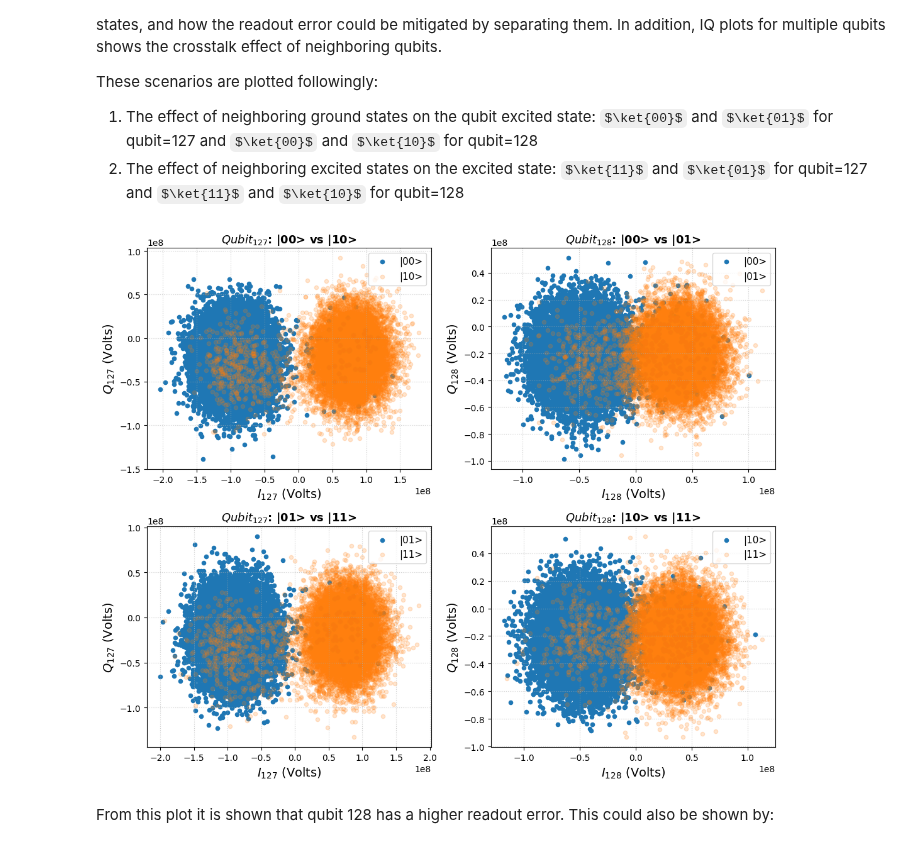
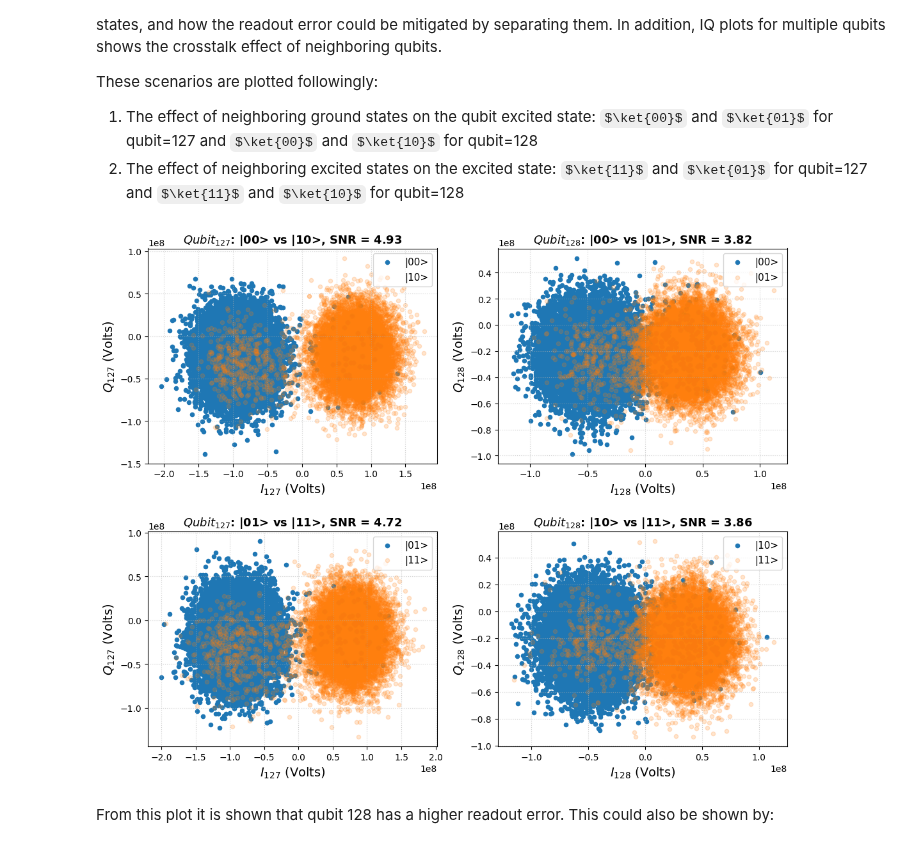
Before and after one commit to snabili/QEC, a Jupyter notebook: IQ_helper.ipynb, the cells around one changed output. Drawn from its saved outputs; the diff is of its cells as text; code cells hidden in the pictures; some formulas as TeX source.

```diff
--- a/IQ_helper.ipynb
+++ b/IQ_helper.ipynb
@@ -95,34 +143,57 @@ These scenarios are plotted followingly:
 1. The effect of neighboring ground states on the qubit excited state: $\ket{00}$ and $\ket{01}$ for qubit=127 and $\ket{00}$ and $\ket{10}$ for qubit=128
 2. The effect of neighboring excited states on the excited state: $\ket{11}$ and $\ket{01}$ for qubit=127 and $\ket{11}$ and $\ket{10}$ for qubit=128
 # %%
-import matplotlib.pyplot as plt
-
-data = np.load(os.getcwd()+'/files/datafiles/x.npz')
-X00, X11, X01, X10 = data['X00'], data['X11'], data['X01'], data['X10']
-
 grid_config = [
     (0, 0, 127, 0, 1, X00, '|00>', X10, '|10>', 0.2),
     (0, 1, 128, 2, 3, X00, '|00>', X01, '|01>', 0.2),
     (1, 0, 127, 0, 1, X01, '|01>', X11, '|11>', 0.2),
     (1, 1, 128, 2, 3, X10, '|10>', X11, '|11>', 0.2)
 ]
 
+def snr_double_qubits(X_prim, X_sec, nq):
+    if nq == 1:
+        cluster0 = X_prim[:, :2]
+        cluster1 = X_sec[:, :2]
+    else:
+        cluster0 = X_prim[:, 2:]
+        cluster1 = X_sec[:, 2:]
+
+    mu0 = np.mean(cluster0, axis=0)
+    mu1 = np.mean(cluster1, axis=0)
+
+    center_distance = np.linalg.norm(mu1 - mu0)
+    direction_vector = (mu1 - mu0) / center_distance
+    cov0 = np.cov(cluster0, rowvar=False)
+    cov1 = np.cov(cluster1, rowvar=False)
+
+    var0_projected = direction_vector.T @ cov0 @ direction_vector
+    var1_projected = direction_vector.T @ cov1 @ direction_vector
+
+    sigma0 = np.sqrt(var0_projected)
+    sigma1 = np.sqrt(var1_projected)
+
+    average_noise = 0.5 * (sigma0 + sigma1)
+    snr = center_distance / average_noise
+    return snr
+
 fig, axes = plt.subplots(2, 2, figsize=(11, 9))
 
 for row, col, i, i_col, q_col, X_prim, lbl_prim, X_sec, lbl_sec, a_sec in grid_config:
+    if i == 127: snr = snr_double_qubits(X_prim, X_sec, 1)
+    else: snr = snr_double_qubits(X_prim, X_sec, 2)
     ax = axes[row, col]
     ax.scatter(X_prim[:, i_col], X_prim[:, q_col], s=20, alpha=1.0, label=lbl_prim)
     ax.scatter(X_sec[:, i_col], X_sec[:, q_col], s=20, alpha=a_sec, label=lbl_sec)
     ax.set_xlabel(fr"$I_{{{i}}}$ (Volts)", fontsize=14)
     ax.set_ylabel(fr"$Q_{{{i}}}$ (Volts)", fontsize=14)
-    ax.set_title(fr'$Qubit_{{{i}}}$: {lbl_prim} vs {lbl_sec}', fontsize=13, fontweight='bold')
+    ax.set_title(fr'$Qubit_{{{i}}}$: {lbl_prim} vs {lbl_sec}, SNR = {snr:.2f}', fontsize=13, fontweight='bold')
     ax.legend(loc='upper right', fontsize=11)
     ax.grid(True, linestyle=':', alpha=0.6)
 
 plt.tight_layout()
 plt.show()
 # %% [output]
-[figure, old version]
+[figure, new version]
 # %% [markdown]
 From this plot it is shown that qubit 128 has a higher readout error. This could also be shown by:
 # %%
```
Also changed, not shown: parts of 28 cells of this notebook, 6 other files.
